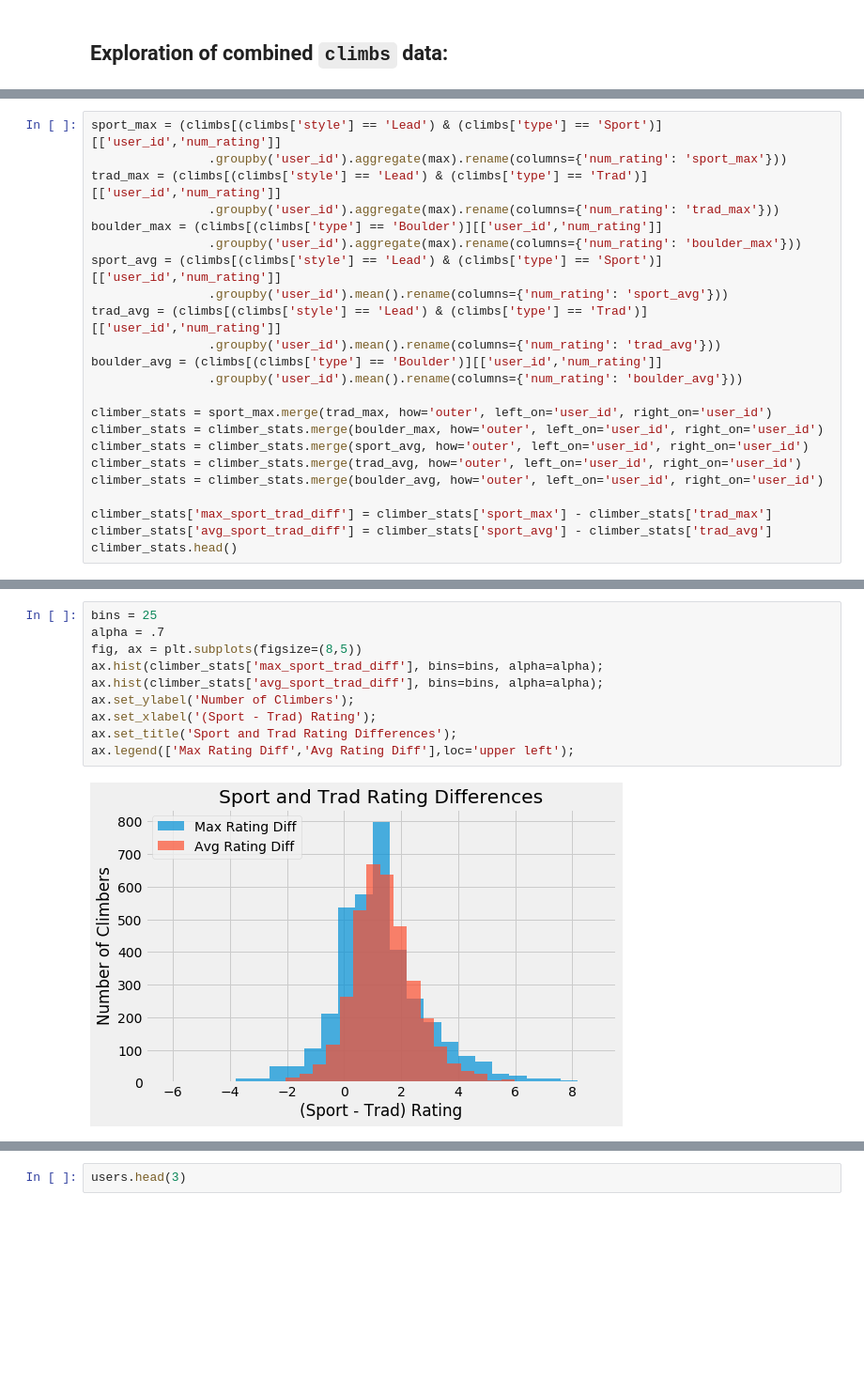
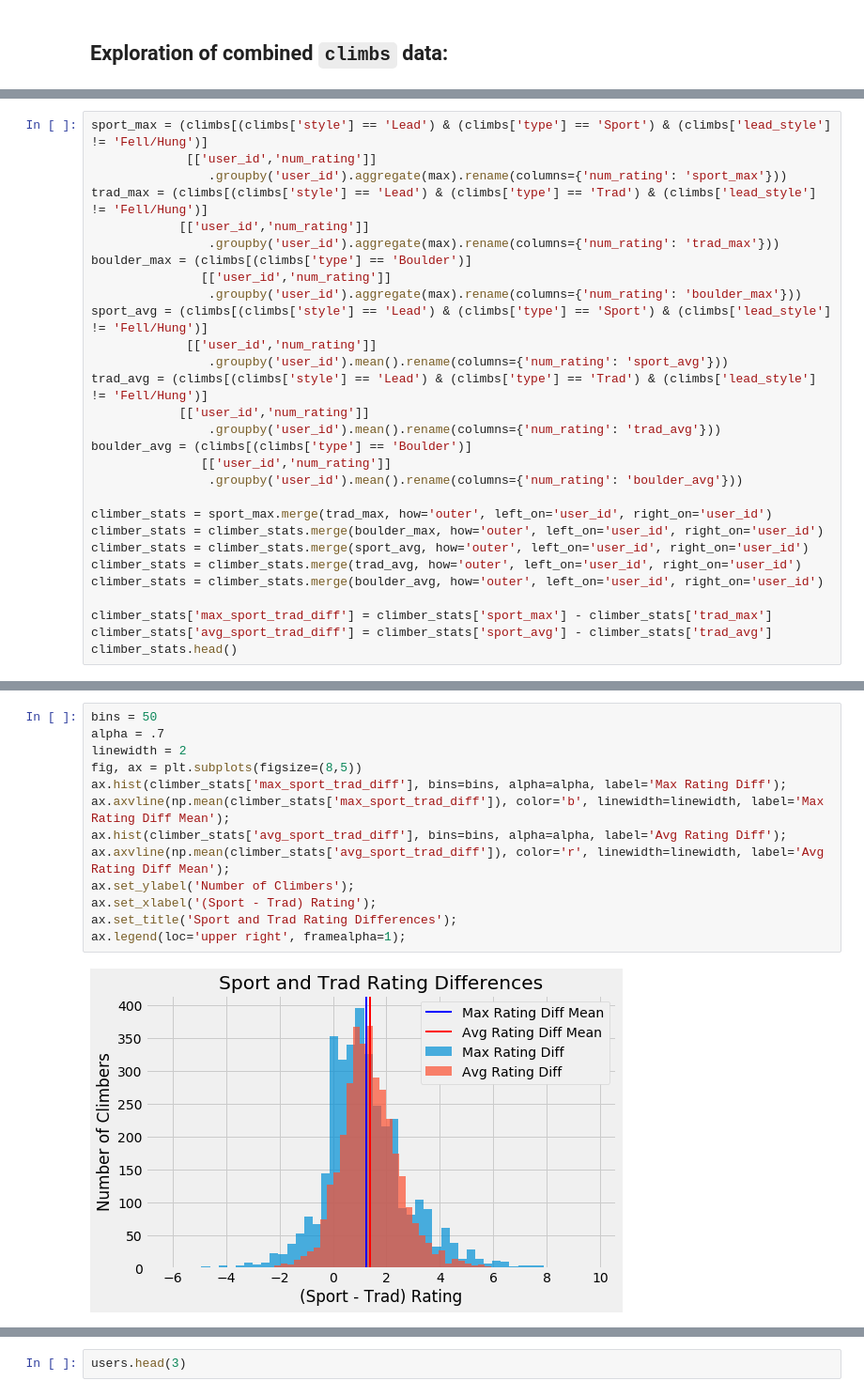
Before and after one commit to redwin21/trad-vs-sport, a Jupyter notebook: analysis/eda.ipynb, the cells around one changed output, grey strips where cells are left out. Shown at 94% size. Drawn from its saved outputs; the diff is of its cells as text; blank space fills up the shorter version.

```diff
--- a/analysis/eda.ipynb
+++ b/analysis/eda.ipynb
@@ -125,15 +152,21 @@ ax.legend(['Sport','Trad','Boulder'],loc='upper right');
 # %%
-sport_max = (climbs[(climbs['style'] == 'Lead') & (climbs['type'] == 'Sport')][['user_id','num_rating']]
+sport_max = (climbs[(climbs['style'] == 'Lead') & (climbs['type'] == 'Sport') & (climbs['lead_style'] != 'Fell/Hung')]
+             [['user_id','num_rating']]
                 .groupby('user_id').aggregate(max).rename(columns={'num_rating': 'sport_max'}))
-trad_max = (climbs[(climbs['style'] == 'Lead') & (climbs['type'] == 'Trad')][['user_id','num_rating']]
+trad_max = (climbs[(climbs['style'] == 'Lead') & (climbs['type'] == 'Trad') & (climbs['lead_style'] != 'Fell/Hung')]
+            [['user_id','num_rating']]
                 .groupby('user_id').aggregate(max).rename(columns={'num_rating': 'trad_max'}))
-boulder_max = (climbs[(climbs['type'] == 'Boulder')][['user_id','num_rating']]
+boulder_max = (climbs[(climbs['type'] == 'Boulder')]
+               [['user_id','num_rating']]
                 .groupby('user_id').aggregate(max).rename(columns={'num_rating': 'boulder_max'}))
-sport_avg = (climbs[(climbs['style'] == 'Lead') & (climbs['type'] == 'Sport')][['user_id','num_rating']]
+sport_avg = (climbs[(climbs['style'] == 'Lead') & (climbs['type'] == 'Sport') & (climbs['lead_style'] != 'Fell/Hung')]
+             [['user_id','num_rating']]
                 .groupby('user_id').mean().rename(columns={'num_rating': 'sport_avg'}))
-trad_avg = (climbs[(climbs['style'] == 'Lead') & (climbs['type'] == 'Trad')][['user_id','num_rating']]
+trad_avg = (climbs[(climbs['style'] == 'Lead') & (climbs['type'] == 'Trad') & (climbs['lead_style'] != 'Fell/Hung')]
+            [['user_id','num_rating']]
                 .groupby('user_id').mean().rename(columns={'num_rating': 'trad_avg'}))
-boulder_avg = (climbs[(climbs['type'] == 'Boulder')][['user_id','num_rating']]
+boulder_avg = (climbs[(climbs['type'] == 'Boulder')]
+               [['user_id','num_rating']]
                 .groupby('user_id').mean().rename(columns={'num_rating': 'boulder_avg'}))
 
 climber_stats = sport_max.merge(trad_max, how='outer', left_on='user_id', right_on='user_id')
@@ -182,12 +223,15 @@ ax.legend(['Sport','Trad','Boulder'],loc='upper left');
 # %%
-bins = 25
+bins = 50
 alpha = .7
+linewidth = 2
 fig, ax = plt.subplots(figsize=(8,5))
-ax.hist(climber_stats['max_sport_trad_diff'], bins=bins, alpha=alpha);
-ax.hist(climber_stats['avg_sport_trad_diff'], bins=bins, alpha=alpha);
+ax.hist(climber_stats['max_sport_trad_diff'], bins=bins, alpha=alpha, label='Max Rating Diff');
+ax.axvline(np.mean(climber_stats['max_sport_trad_diff']), color='b', linewidth=linewidth, label='Max Rating Diff Mean');
+ax.hist(climber_stats['avg_sport_trad_diff'], bins=bins, alpha=alpha, label='Avg Rating Diff');
+ax.axvline(np.mean(climber_stats['avg_sport_trad_diff']), color='r', linewidth=linewidth, label='Avg Rating Diff Mean');
 ax.set_ylabel('Number of Climbers');
 ax.set_xlabel('(Sport - Trad) Rating');
 ax.set_title('Sport and Trad Rating Differences');
-ax.legend(['Max Rating Diff','Avg Rating Diff'],loc='upper left');
+ax.legend(loc='upper right', framealpha=1);
 # %% [output]
-[figure, old version]
+[figure, new version]
```
Also changed, not shown: parts of 12 cells of this notebook.
